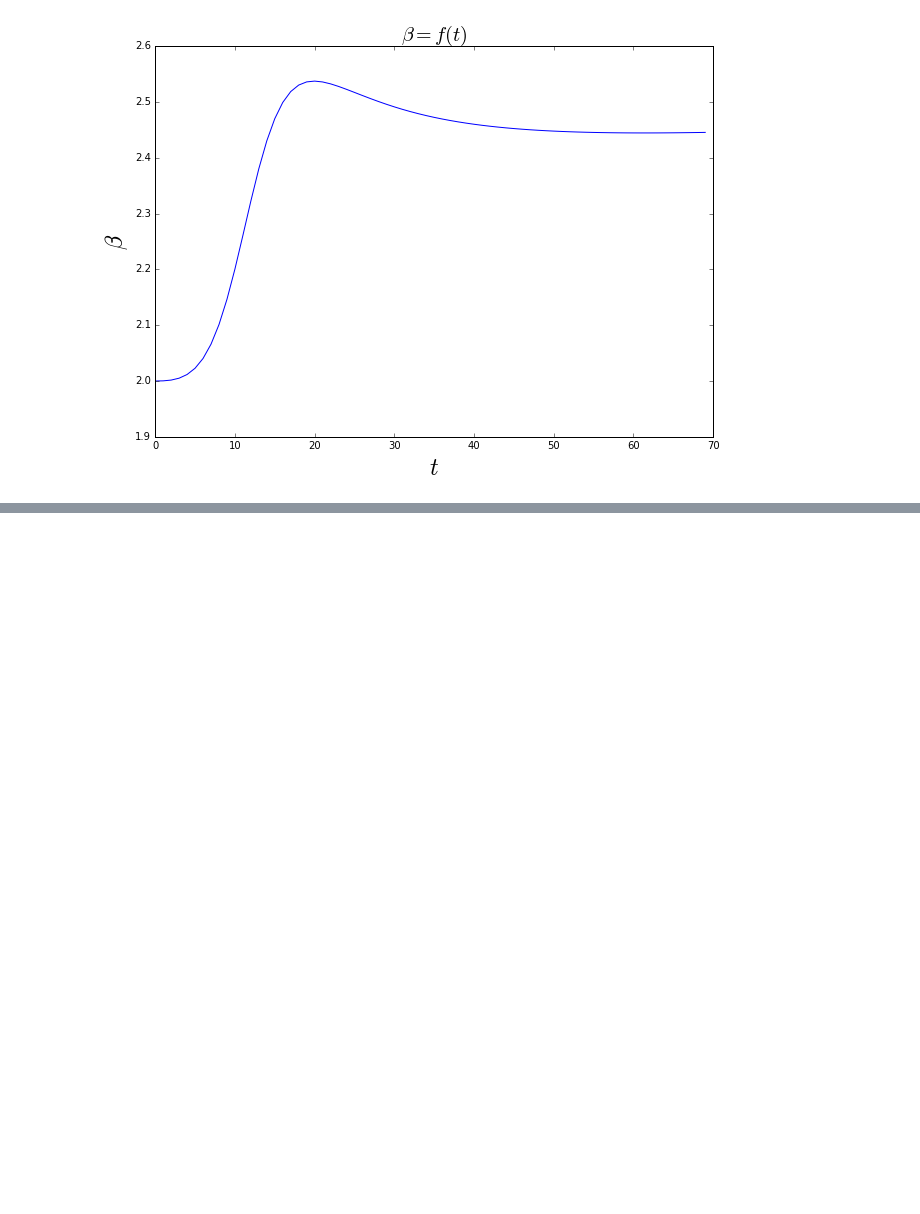
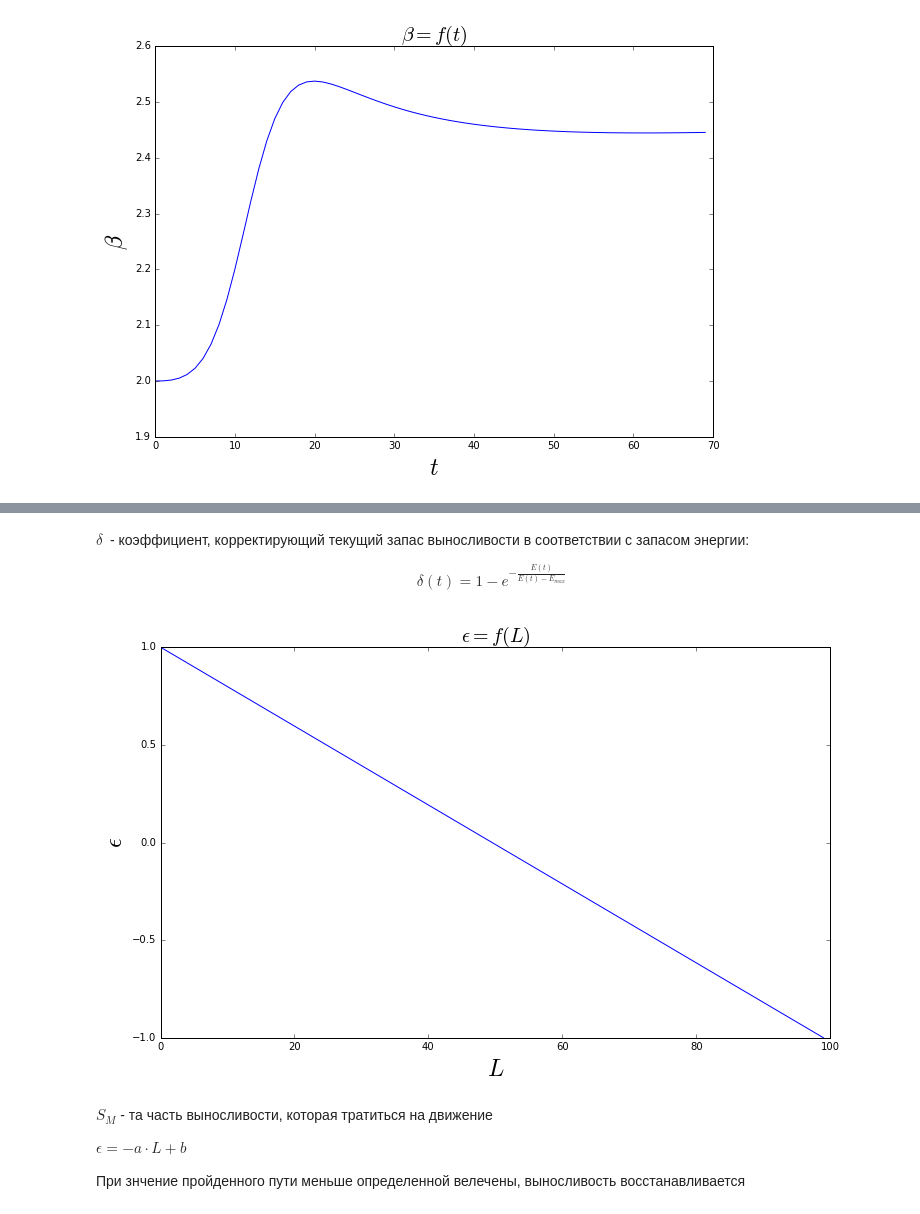
Before and after one commit to Zhuikov/predator-prey, a Jupyter notebook: notebooks/LifeModel.ipynb, the cells around one changed output, grey strips where cells are left out. Saved outputs shown, nothing was run; the diff lists cells and outputs as text; code cells hidden in the pictures; blank space fills up the shorter version.

```diff
--- a/notebooks/LifeModel.ipynb
+++ b/notebooks/LifeModel.ipynb
@@ -71,0 +98,26 @@ $\gamma = a \cdot S$, линейно зависит от растояния, п
+# %% [markdown]
+$\delta \:$ - коэффициент, корректирующий текущий запас выносливости в соответствии с запасом энергии:
+
+$$
+\delta(t) = 1 - e^{-\frac{E(t)}{E(t)-E_{max}}}
+$$
+# %%
+def epsilon_f(x):
+    return (- 0.4 * x) + 1
+
+t = np.arange(0, 100)
+gamma = epsilon_f(np.linspace(0, 5, 100))
+plt.figure(figsize=(12, 7))
+plt.plot(t, gamma, 'b')
+plt.title(r'$\epsilon = f(L)$', fontsize=20)
+plt.xlabel(r'$L$', fontsize=24, style='oblique')
+plt.ylabel(r'$\epsilon$', fontsize=24, style='oblique')
+plt.show()
+# %% [output]
+[figure, added]
+# %% [markdown]
+$S_M$ - та часть выносливости, которая тратиться на движение
+
+$\epsilon = - a \cdot L + b$
+
+При знчение пройденного пути меньше определенной велечены, выносливость восстанавливается
```
Also changed, not shown: parts of 11 cells of this notebook.
